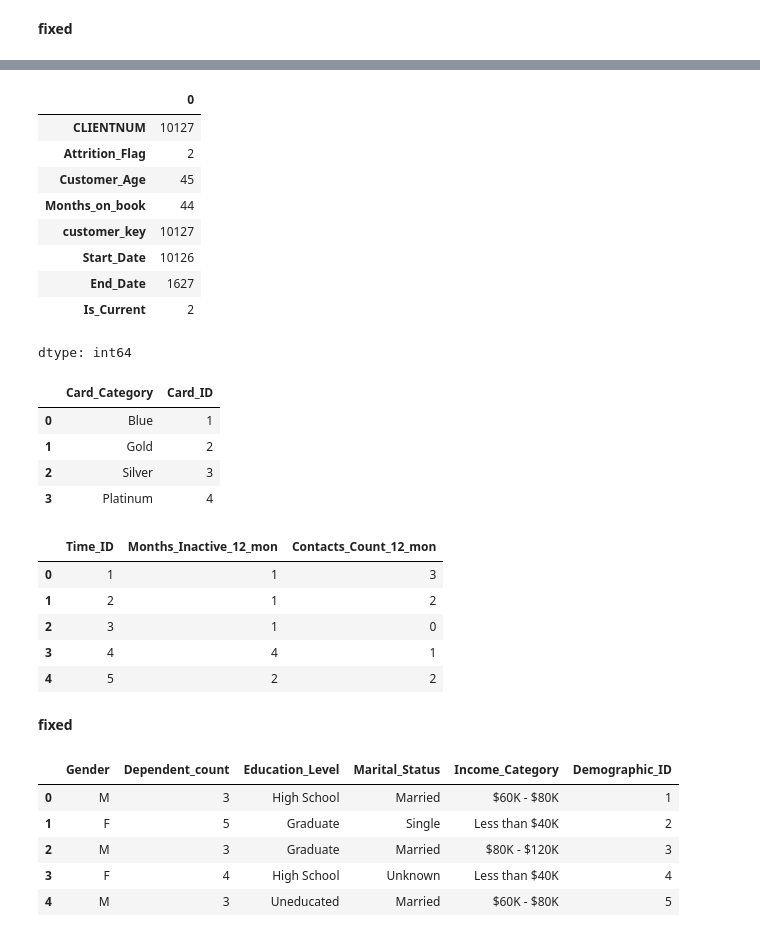
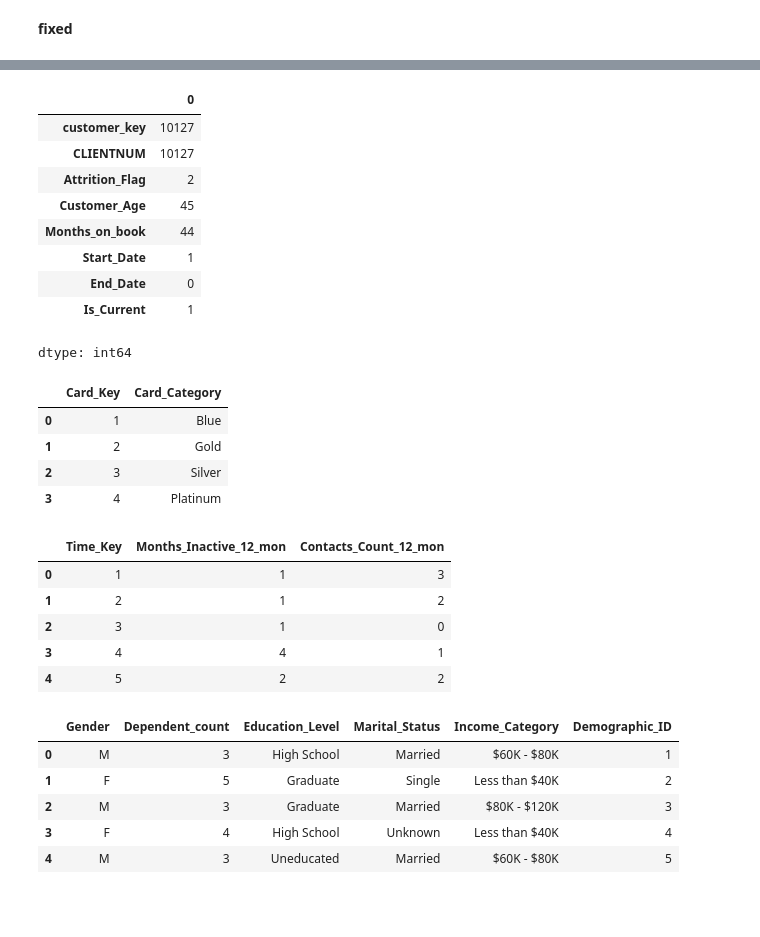
Before and after one commit to otherlife-code/DWIB_Final-Project, a Jupyter notebook: Project Based Milestone 1/Milestone_1.ipynb, the cells around one changed output, grey strips where cells are left out. Drawn from its saved outputs; the diff is of its cells as text; code cells hidden in the pictures; blank space fills up the shorter version.

```diff
--- a/Project Based Milestone 1/Milestone_1.ipynb
+++ b/Project Based Milestone 1/Milestone_1.ipynb
@@ -303,7 +303,3 @@ print(conn.execute("SHOW TABLES;").fetchdf())
 Sekarang kita implementasikan proses ETL yang komprehensif:
 # %% [markdown]
 ### 5.1 Extract - Mengambil Data dari Sumber
-# %%
-import pandas as pd
-
-df = pd.read_csv("BankChurners.csv")  # Gantilah dengan nama file yang sesuai
@@ -442,48 +436,51 @@ dim_customer[dim_customer['Attrition_Flag'] == 'Attrited Customer'].head()
 dim_customer.nunique()
 # %% [output]
 |  | 0 |
+| customer_key | 10127 |
 | CLIENTNUM | 10127 |
 | Attrition_Flag | 2 |
 | Customer_Age | 45 |
 | Months_on_book | 44 |
-| customer_key | 10127 |
-| Start_Date | 10126 |
-| End_Date | 1627 |
-| Is_Current | 2 |
+| Start_Date | 1 |
+| End_Date | 0 |
+| Is_Current | 1 |
 dtype: int64
 # %%
 # Dim Card
 dim_card = df[['Card_Category']].drop_duplicates().reset_index(drop=True)
-dim_card['Card_ID'] = range(1, len(dim_card) + 1)
+dim_card['Card_Key'] = range(1, len(dim_card) + 1)
+
+dim_card = dim_card[[
+    'Card_Key',
+    'Card_Category',
+]]
 dim_card.head()
 # %% [output]
-|  | Card_Category | Card_ID |
-| 0 | Blue | 1 |
-| 1 | Gold | 2 |
-| 2 | Silver | 3 |
-| 3 | Platinum | 4 |
+|  | Card_Key | Card_Category |
+| 0 | 1 | Blue |
+| 1 | 2 | Gold |
+| 2 | 3 | Silver |
+| 3 | 4 | Platinum |
 # %%
 
 dim_time = df[['Months_Inactive_12_mon', 'Contacts_Count_12_mon']].drop_duplicates().reset_index(drop=True)
-dim_time['Time_ID'] = range(1, len(dim_time) + 1)
+dim_time['Time_Key'] = range(1, len(dim_time) + 1)
 
 # Menyesuaikan urutan kolom dengan struktur tabel SQL
 dim_time = dim_time[[
-    'Time_ID',
+    'Time_Key',
     'Months_Inactive_12_mon',
     'Contacts_Count_12_mon'
 ]]
 
 dim_time.head()
 # %% [output]
-|  | Time_ID | Months_Inactive_12_mon | Contacts_Count_12_mon |
+|  | Time_Key | Months_Inactive_12_mon | Contacts_Count_12_mon |
 | 0 | 1 | 1 | 3 |
 | 1 | 2 | 1 | 2 |
 | 2 | 3 | 1 | 0 |
 | 3 | 4 | 4 | 1 |
 | 4 | 5 | 2 | 2 |
-# %% [markdown]
-**fixed**
 # %%
 # Dim Demographics
 dim_demographics = df[['Gender', 'Dependent_count', 'Education_Level', 'Marital_Status', 'Income_Category']].drop_duplicates().reset_index(drop=True)
```
Also changed, not shown: parts of 2 cells of this notebook.
